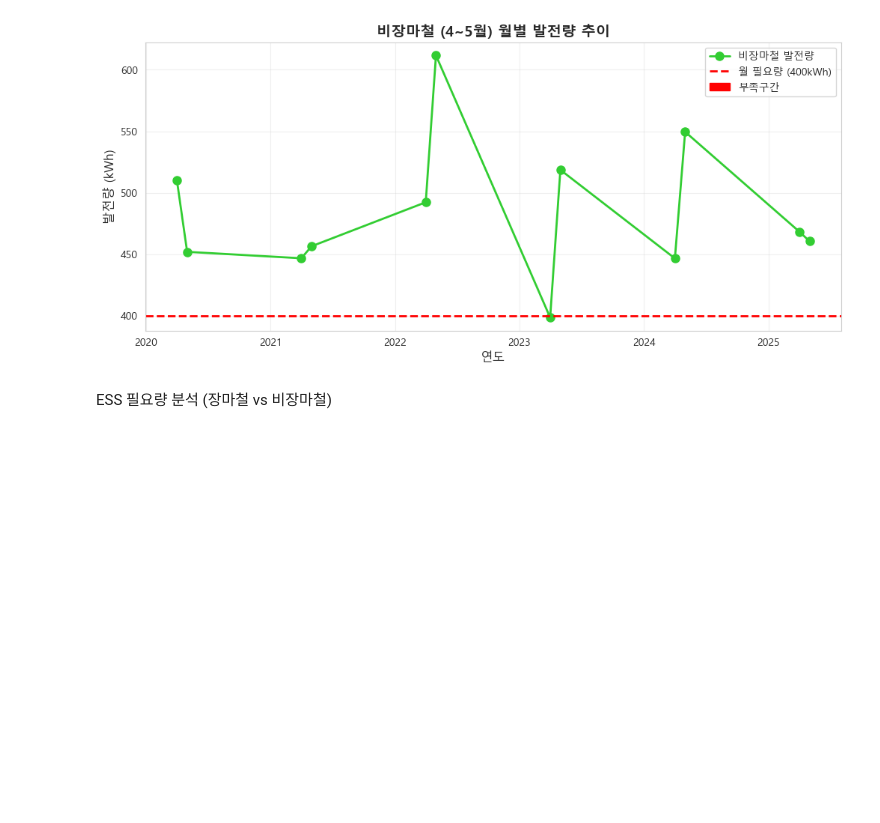
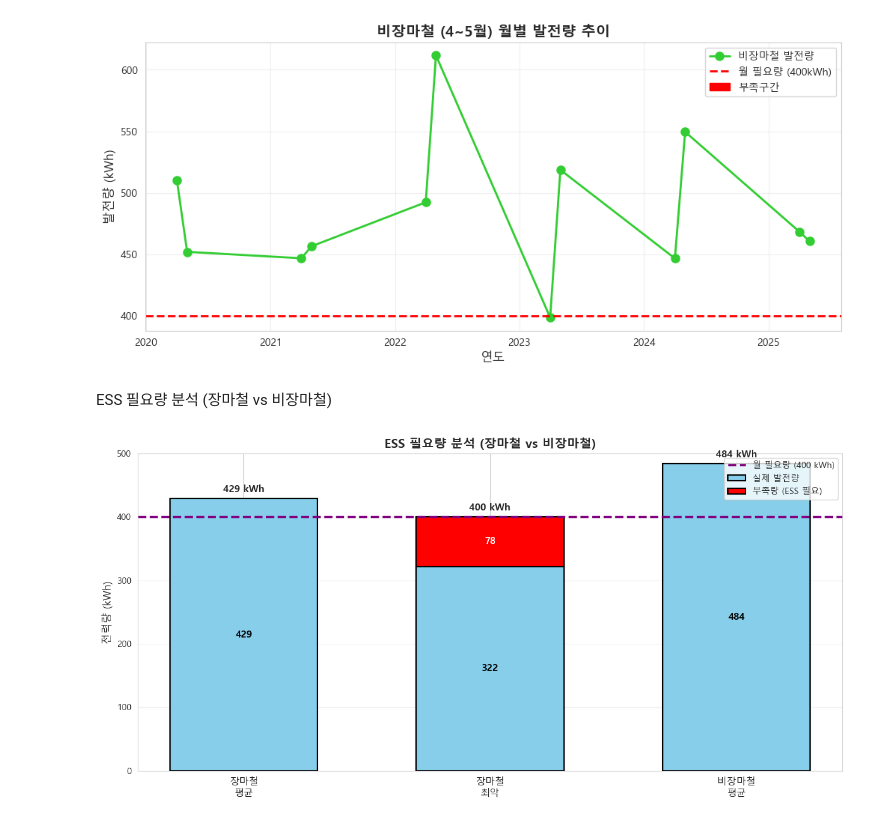
Before and after one commit to Subin928/RE_data_project, a Jupyter notebook: RE_data_project_idea.ipynb, the cells around one changed output. Saved outputs shown, nothing was run; the diff lists cells and outputs as text; code cells hidden in the pictures; blank space fills up the shorter version.

Commit message:
그래프 추가 (장마철/비장마철 월별 발전량 추이, ESS 필요량 분석)

```diff
--- a/RE_data_project_idea.ipynb
+++ b/RE_data_project_idea.ipynb
@@ -513,31 +513,90 @@ power_values = [
 # 부족량 = 필요량(400) - 발전량
 # 만약 발전량이 필요량보다 많으면 0 (부족 없음)
 shortage_values = [
     max(0, MONTHLY_NEED - merged_67['발전량(kWh)'].mean()),
     max(0, MONTHLY_NEED - worst['발전량(kWh)']),
     max(0, MONTHLY_NEED - merged_45['발전량(kWh)'].mean())
 ]
 
 # ===== 그래프 그리기 =====
 
 # x축 위치 (0, 1, 2)
 x = np.arange(len(categories)) # len(categories) = 3이므로 np.arange(3) = [0, 1, 2]
                                # 첫 번째 막대는 x=0 위치, 두 번째 막대는 x=1 위치, 세 번째 막대는 x=2 위치
 width = 0.6 # 막대 너비
 
 # 파란색 막대: 실제 발전량
 bars1 = ax.bar(x, power_values, width,
                label='실제 발전량',
-               color='dodgerblue',
+               color='skyblue',
                edgecolor='black',
                linewidth=1.5)
 
 # 빨간색 막대: 부족량 (파란색 막대 위에 쌓기)
 bars2 = ax.bar(x, shortage_values, width,
                bottom=power_values,
                label='부족량 (ESS 필요)',
                color='red',
                edgecolor='black',
                linewidth=1.5)
 
 # ===== 기준선 그리기 =====
+
+# 보라색 점선: 월 필요량 400kWh
+ax.axhline(y=MONTHLY_NEED,
+           color='purple',
+           linestyle='--',
+           linewidth=2.5,
+           label=f'월 필요량 ({MONTHLY_NEED} kWh)')
+
+# ===== 막대 위에 숫자 표시 =====
+
+for i in range(len(categories)):
+    power = power_values[i]       # 발전량
+    short = shortage_values[i]    # 부족량
+    total = power + short         # 합계
+
+# 막대 위에 합계 표시
+    ax.text(i,                        # x좌표: 막대 중앙 (0, 1, 2)
+        total + 10,               # y좌표: 막대 끝에서 10 위쪽
+        f'{total:.0f} kWh',       # 표시할 텍스트: 소수점 없이 정수로
+        ha = 'center',            # 수평 중앙 정렬 (막대 중앙에 맞춤)
+        fontsize=11,
+        fontweight='bold')
+
+# 파란색 막대 가운데에 발전량 표시
+    ax.text(i,
+        power/2,
+        f'{power:.0f}',
+        ha='center',
+        va='center',
+        fontsize=11,
+        color='black',
+        fontweight='bold')
+
+# 빨간색 막대 가운데에 부족량 표시 (부족량이 있을 때만)
+    if short > 0:
+        ax.text(i,
+            power + short/2,
+            f'{short:.0f}',
+            ha='center',
+            va='center',
+            fontsize=11,
+            color='white',
+            fontweight='bold')
+
+
+# ===== 그래프 꾸미기 ======
+
+ax.set_ylabel('전력량 (kWh)', fontsize=12)
+ax.set_title('ESS 필요량 분석 (장마철 vs 비장마철)', fontsize=14, fontweight='bold')
+ax.set_xticks(x)                             # x축 위치
+ax.set_xticklabels(categories, fontsize=11)  # x축 라벨
+ax.legend(loc='upper right', fontsize=10)    # 범례 (우측 상단)
+ax.set_ylim(0, 500)                          # y축 범위 (0~500)
+ax.grid(True, alpha=0.3, axis='y')           # y축만 격자 표시
+
+plt.tight_layout()
+plt.show()
+# %% [output]
+[figure, added]
```
Also changed, not shown: parts of 2 cells of this notebook.
